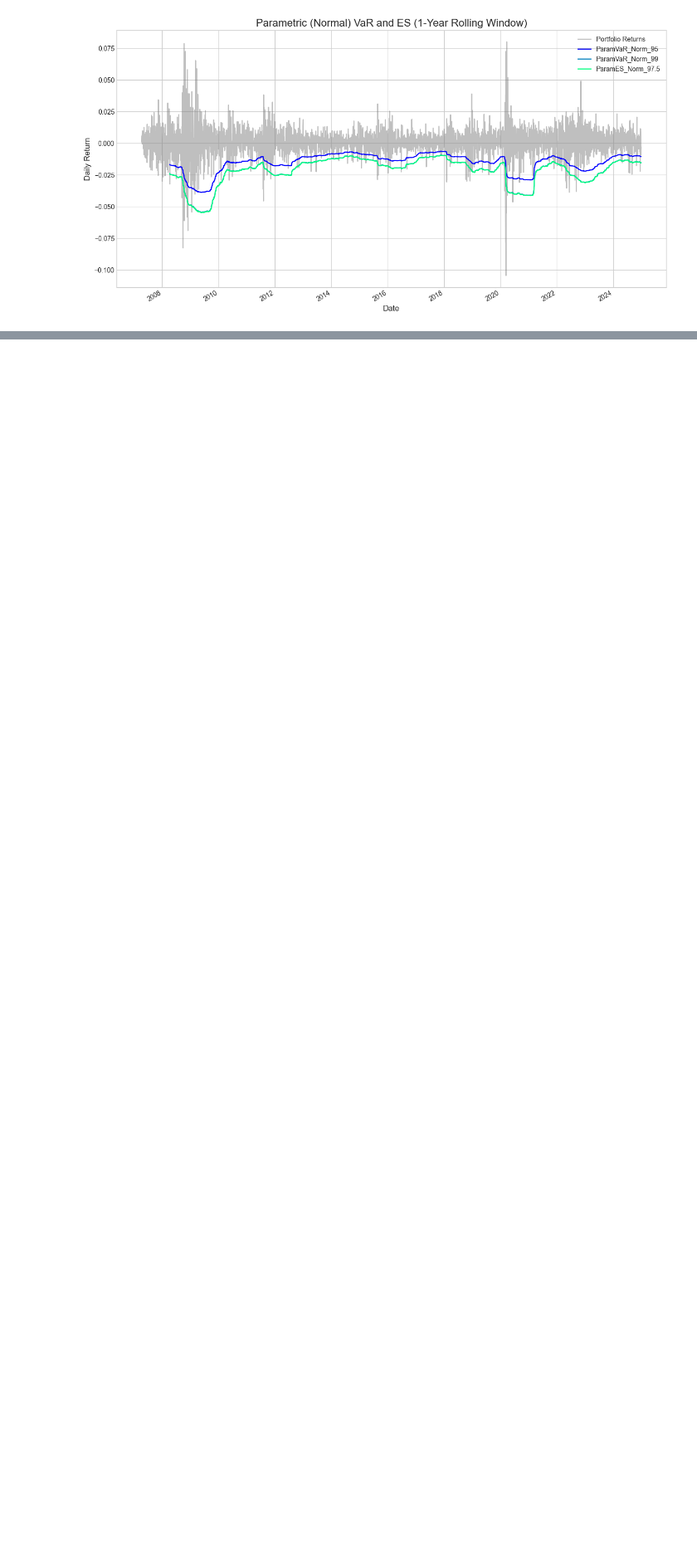
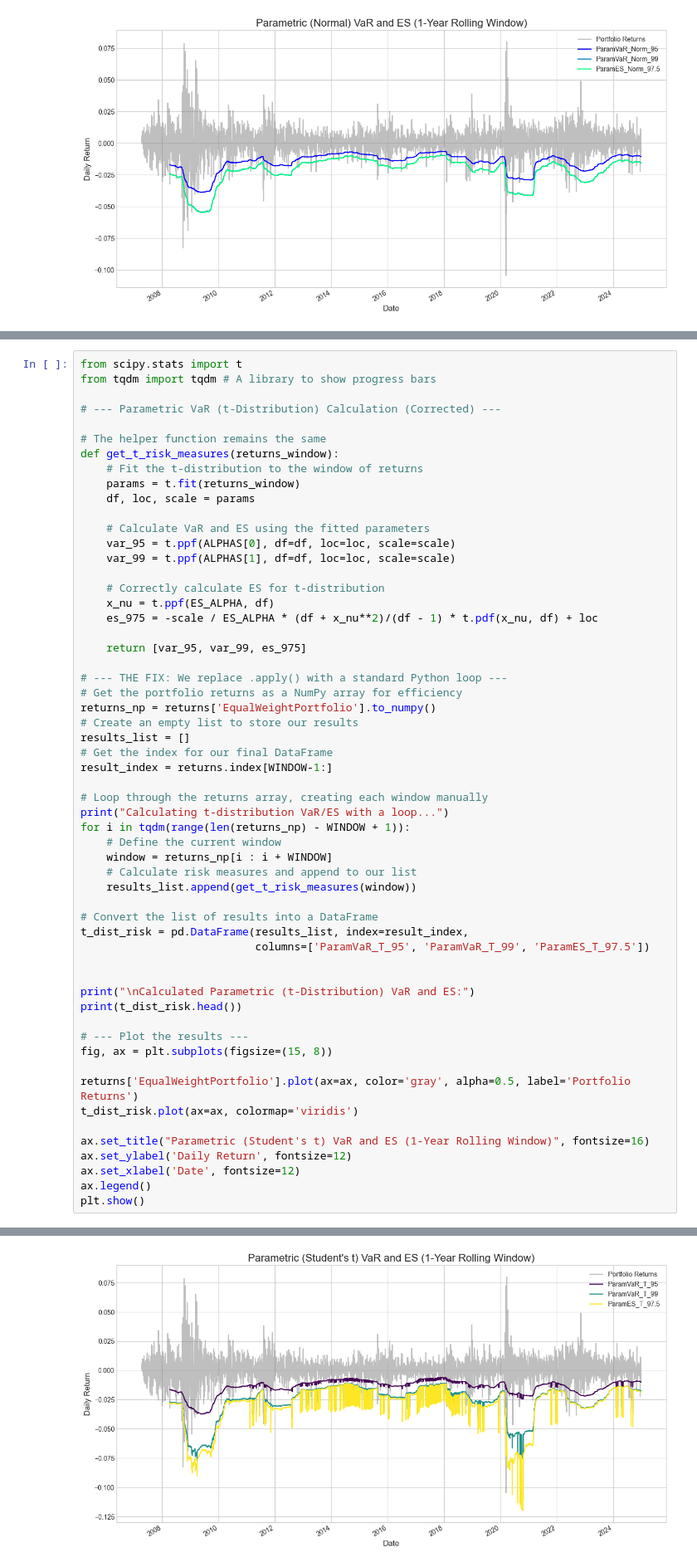
Before and after one commit to siddhantgopi/Project-Janus-Adaptive-Tail-Risk-and-Regime-Aware-VaR-Modeling, a Jupyter notebook: notebooks/02_var_models.ipynb, the cells around one changed output, grey strips where cells are left out. Shown at 83% size. Drawn from its saved outputs; the diff is of its cells as text; blank space fills up the shorter version.

```diff
--- a/notebooks/02_var_models.ipynb
+++ b/notebooks/02_var_models.ipynb
@@ -146,0 +160,58 @@ Date
+# %%
+from scipy.stats import t
+from tqdm import tqdm # A library to show progress bars
+
+# --- Parametric VaR (t-Distribution) Calculation (Corrected) ---
+
+# The helper function remains the same
+def get_t_risk_measures(returns_window):
+    # Fit the t-distribution to the window of returns
+    params = t.fit(returns_window)
+    df, loc, scale = params
+
+    # Calculate VaR and ES using the fitted parameters
+    var_95 = t.ppf(ALPHAS[0], df=df, loc=loc, scale=scale)
+    var_99 = t.ppf(ALPHAS[1], df=df, loc=loc, scale=scale)
+
+    # Correctly calculate ES for t-distribution
+    x_nu = t.ppf(ES_ALPHA, df)
+    es_975 = -scale / ES_ALPHA * (df + x_nu**2)/(df - 1) * t.pdf(x_nu, df) + loc
+
+    return [var_95, var_99, es_975]
+
+# --- THE FIX: We replace .apply() with a standard Python loop ---
+# Get the portfolio returns as a NumPy array for efficiency
+returns_np = returns['EqualWeightPortfolio'].to_numpy()
+# Create an empty list to store our results
+results_list = []
+# Get the index for our final DataFrame
+result_index = returns.index[WINDOW-1:]
+
+# Loop through the returns array, creating each window manually
+print("Calculating t-distribution VaR/ES with a loop...")
+for i in tqdm(range(len(returns_np) - WINDOW + 1)):
+    # Define the current window
+    window = returns_np[i : i + WINDOW]
+    # Calculate risk measures and append to our list
+    results_list.append(get_t_risk_measures(window))
+
+# Convert the list of results into a DataFrame
+t_dist_risk = pd.DataFrame(results_list, index=result_index,
+                           columns=['ParamVaR_T_95', 'ParamVaR_T_99', 'ParamES_T_97.5'])
+
+
+print("\nCalculated Parametric (t-Distribution) VaR and ES:")
+print(t_dist_risk.head())
+
+# --- Plot the results ---
+fig, ax = plt.subplots(figsize=(15, 8))
+
+returns['EqualWeightPortfolio'].plot(ax=ax, color='gray', alpha=0.5, label='Portfolio Returns')
+t_dist_risk.plot(ax=ax, colormap='viridis')
+
+ax.set_title("Parametric (Student's t) VaR and ES (1-Year Rolling Window)", fontsize=16)
+ax.set_ylabel('Daily Return', fontsize=12)
+ax.set_xlabel('Date', fontsize=12)
+ax.legend()
+plt.show()
+# %% [output]
@@ -146,0 +227 @@ Date
+[figure, added]
```
Also changed, not shown: parts of 12 cells of this notebook.
